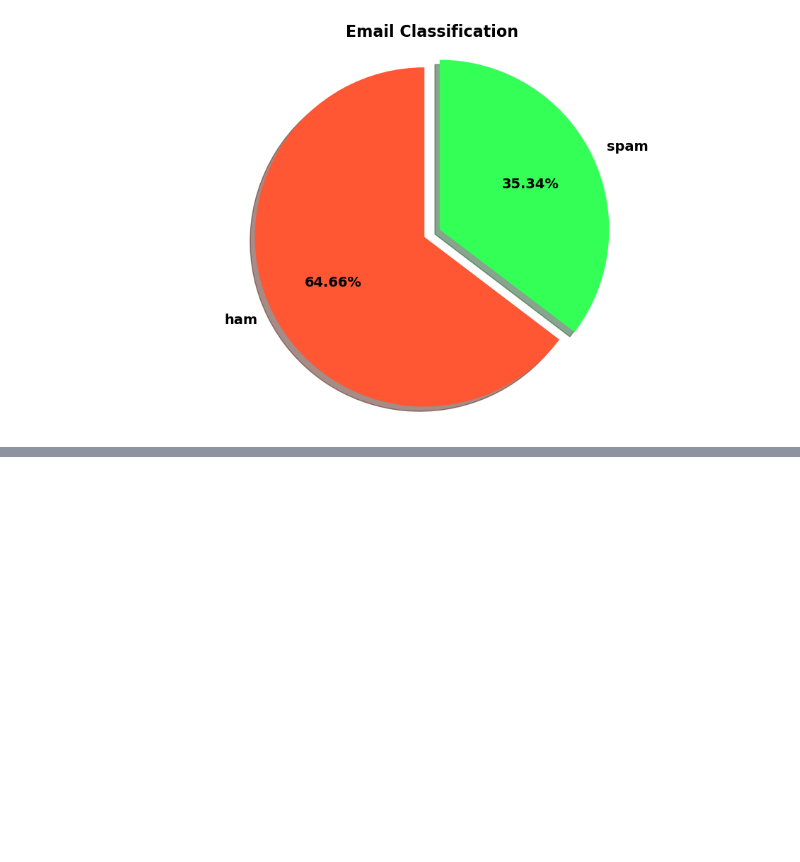
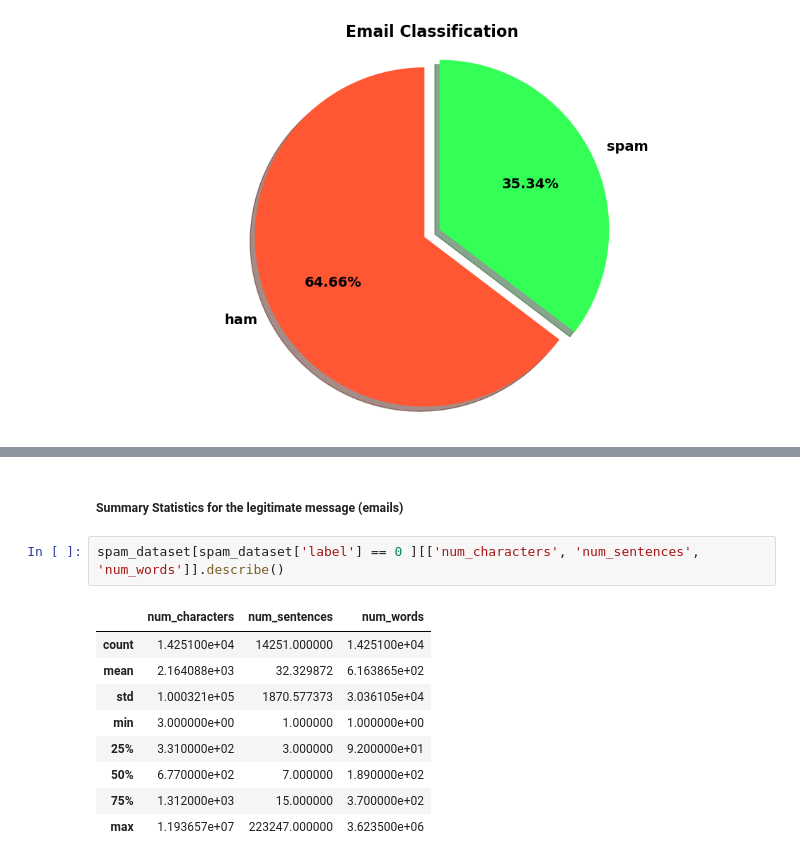
Before and after one commit to shivachaudhary46/natural_language_processing, a Jupyter notebook: Email_Spam_Detection/spam_classifier.ipynb, the cells around one changed output, grey strips where cells are left out. Drawn from its saved outputs; the diff is of its cells as text; blank space fills up the shorter version.

Commit message:
added the exploratory data analysis and created piechart, statistics, and historgram

```diff
--- a/Email_Spam_Detection/spam_classifier.ipynb
+++ b/Email_Spam_Detection/spam_classifier.ipynb
@@ -186,0 +230,14 @@ plt.show()
+# %% [markdown]
+##### Summary Statistics for the legitimate message (emails)
+# %%
+spam_dataset[spam_dataset['label'] == 0 ][['num_characters', 'num_sentences', 'num_words']].describe()
+# %% [output]
+|  | num_characters | num_sentences | num_words |
+| count | 1.425100e+04 | 14251.000000 | 1.425100e+04 |
+| mean | 2.164088e+03 | 32.329872 | 6.163865e+02 |
+| std | 1.000321e+05 | 1870.577373 | 3.036105e+04 |
+| min | 3.000000e+00 | 1.000000 | 1.000000e+00 |
+| 25% | 3.310000e+02 | 3.000000 | 9.200000e+01 |
+| 50% | 6.770000e+02 | 7.000000 | 1.890000e+02 |
+| 75% | 1.312000e+03 | 15.000000 | 3.700000e+02 |
+| max | 1.193657e+07 | 223247.000000 | 3.623500e+06 |
```
Also changed, not shown: parts of 11 cells of this notebook.
